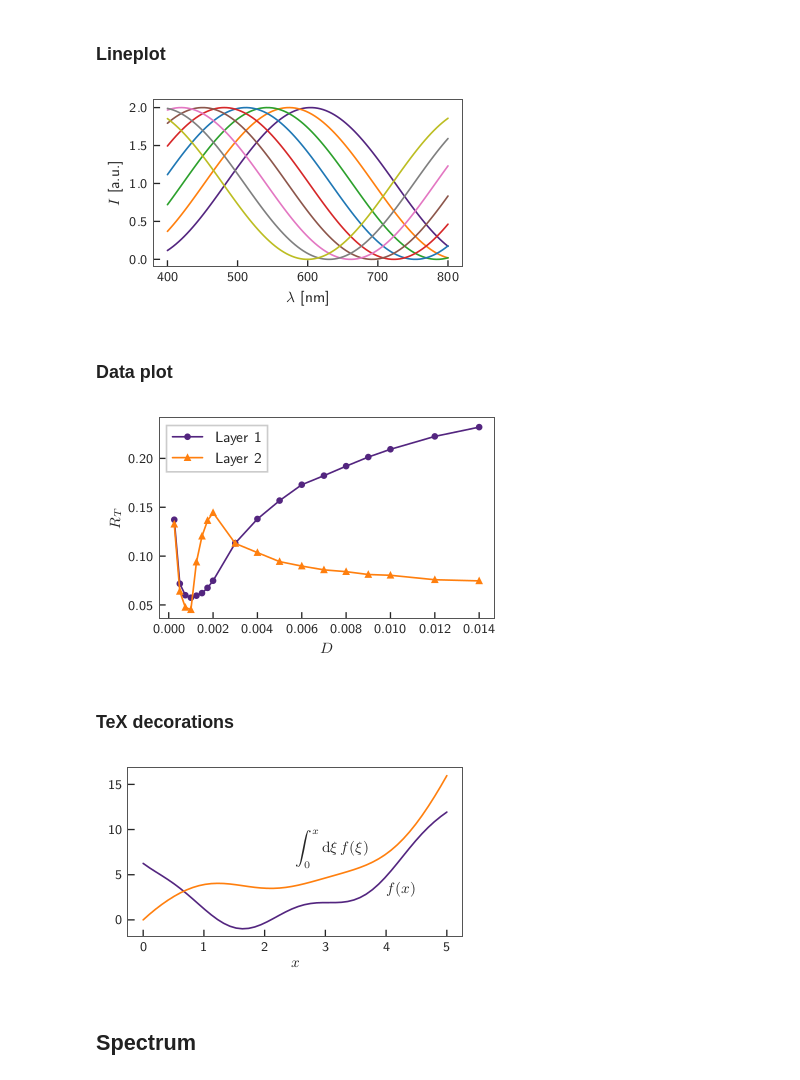
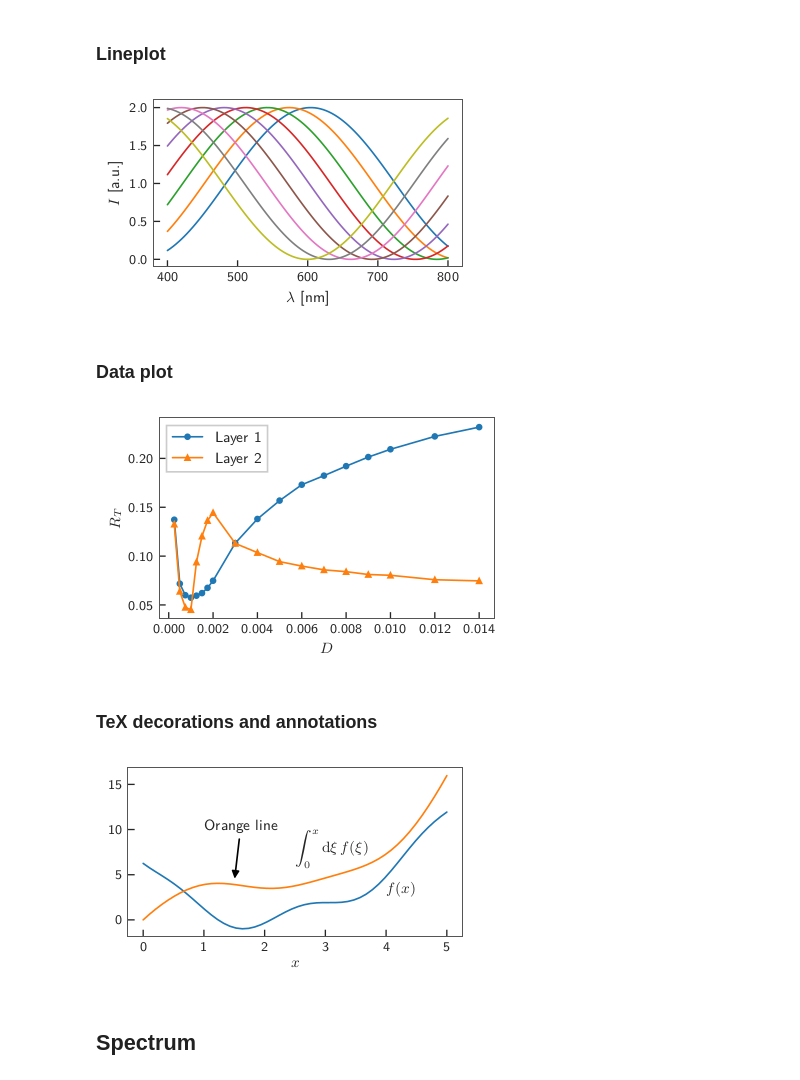
Before and after one commit to quantum-journal/quantum-journal, a Jupyter notebook: quantum-plots.ipynb, the cells around one changed output. Drawn from its saved outputs; the diff is of its cells as text; code cells hidden in the pictures.

Commit message:
Ref. to #69
Added support for wide figures in twocolumn mode (figure*) to quantum-plots.
An example plot showing colorbar customization and subplots was added.

```diff
--- a/quantum-plots.ipynb
+++ b/quantum-plots.ipynb
@@ -27,7 +27,24 @@ _widths = {
         'letterpaper' : 3.34
     }
 }
+
+_wide_widths = {
+    # a4paper wide columnwidth = 426.79135 pt = 5.93 in
+    # letterpaper wide columnwidth = 443.57848 pt = 6.16 in
+    'onecolumn': {
+        'a4paper' : 5.93,
+        'letterpaper' : 6.16
+    },
+    # a4paper wide linewidth = 483.69687 pt = 6.72 in
+    # letterpaper wide linewidth = 500.48400 pt = 6.95 in
+    'twocolumn': {
+        'a4paper' : 6.72,
+        'letterpaper' : 6.95
+    }
+}
+
 _width         = 1
+_wide_width    = 1
 _quantumviolet = '#53257F'
 _quantumgray   = '#555555'
 
@@ -81,11 +98,11 @@ def global_setup(columns = 'twocolumn', paper = 'a4paper', fontsize = 10):
 
     plt.rcParams['axes.edgecolor'] = _quantumgray
 
-    # make quantumviolet the first color in the color cycle
-    mpl.rcParams['axes.prop_cycle'] = cycler(color=['#53257F', '#ff7f0e', '#2ca02c', '#1f77b4', '#d62728', '#8c564b', '#e377c2', '#7f7f7f', '#bcbd22', '#17becf'])
-
     global _width
     _width = _widths[columns][paper]
+
+    global _wide_width
+    _wide_width = _wide_widths[columns][paper]
 
     # the caption fontsize is 'small' which corresponds to
     # one point less than the chosen font size
@@ -130,10 +147,17 @@ def global_setup(columns = 'twocolumn', paper = 'a4paper', fontsize = 10):
 #
 #     width_ratio : float in [0, 1]
 #         the width of your plot when you insert it into the document, e.g.
-#         \includegraphics[width={width_ratio}\columnwidth]{...}
+#         .8 of the regular width
+#
+#     wide : bool
+#         indicates if the figures spans two columns in twocolumn mode, i.e.
+#         when the figure* environment is used, has no effect in onecolumn mode
+#
+#     (returns) : matplotlib figure object
+#         the initialized figure object
 
-def plot_setup(aspect_ratio = 1/1.62, width_ratio = 1.0):
-    width = _width * width_ratio
+def plot_setup(aspect_ratio = 1/1.62, width_ratio = 1.0, wide = False):
+    width = (_wide_width if wide else _width) * width_ratio
     height = width * aspect_ratio
 
     return plt.figure(figsize=(width,height), dpi=120, facecolor='white')
@@ -185,7 +212,7 @@ plt.xlabel('$\\lambda$ [nm]')
 plt.ylabel('$I$ [a.u.]')
 plt.tight_layout()
 # %% [output]
-[figure, old version]
+[figure, new version]
 # %% [markdown]
 ### Data plot
 # %%
@@ -206,25 +233,29 @@ plt.ylabel('$R_T$')
 plt.legend([R1, R2], ['Layer 1', 'Layer 2'])
 plt.tight_layout(pad = 0.0)
 # %% [output]
-[figure, old version]
+[figure, new version]
 # %% [markdown]
-### TeX decorations
+### TeX decorations and annotations
 # %%
 x = np.linspace(0, 5, 50)
 f = (x-1)**2 - x + 0.25 + np.sin(3*x) + 5 * np.exp(-x)
 F = (x-1)**3/3. - x**2/2 + 0.25*x + 1/3. - 1/3. * (np.cos(3*x)-1) - 5 * np.exp(-x) + 5
 
 fig = plot_setup()
 
 plt.plot(x, f)
 plt.plot(x, F)
 
 plt.text(4,3,'$f(x)$')
 plt.text(2.5,7.5, r'$\int_0^x \mathrm{d}\xi \, f(\xi)$')
+plt.annotate('Orange line',
+             xy=(1.5, 4.2),
+             xytext=(1, 10),
+             arrowprops=dict(facecolor='black', arrowstyle='-|>'))
 plt.xlabel('$x$')
 plt.tight_layout()
 # %% [output]
-[figure, old version]
+[figure, new version]
 # %% [markdown]
 ## Spectrum
 # %%
```
Also changed, not shown: parts of 6 cells of this notebook.
